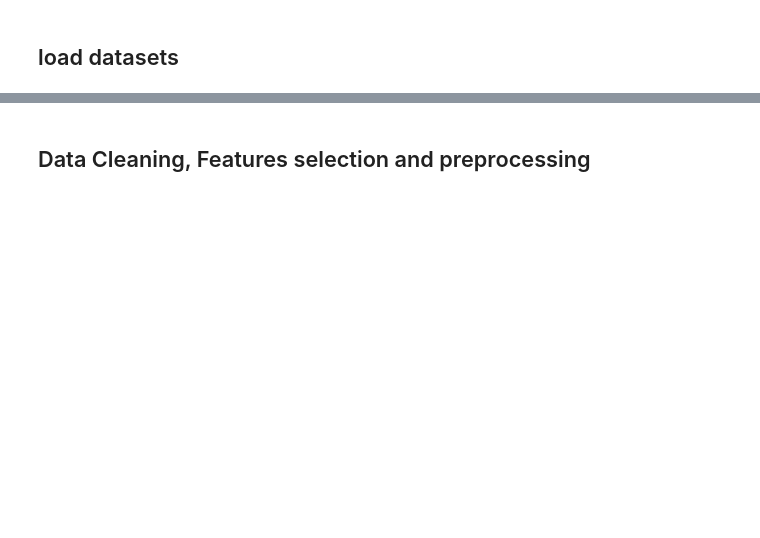
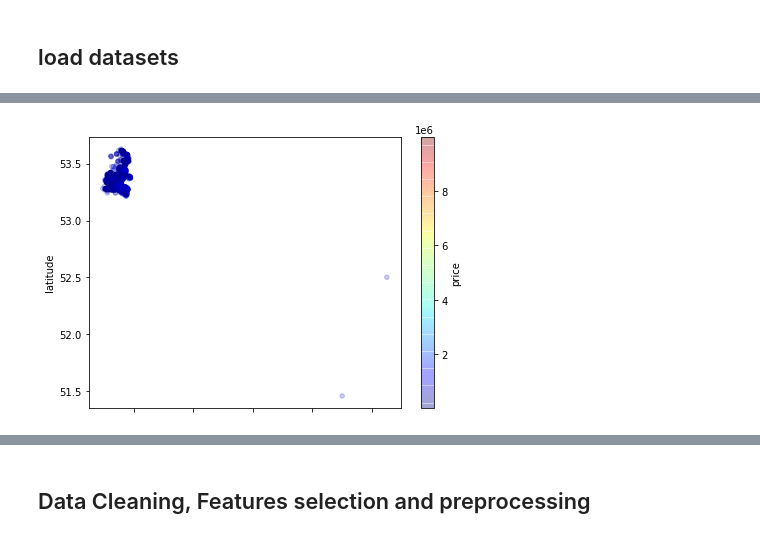
Before and after one commit to erinkhoo/House_pricing_dataset, a Jupyter notebook: MLcompetition_Erin_Khoo_19225733.ipynb, the cells around one changed output, grey strips where cells are left out. Saved outputs shown, nothing was run; the diff lists cells and outputs as text; code cells hidden in the pictures; blank space fills up the shorter version.

```diff
--- a/MLcompetition_Erin_Khoo_19225733.ipynb
+++ b/MLcompetition_Erin_Khoo_19225733.ipynb
@@ -105,0 +153,7 @@ entry.iloc[0,:].description_block
+# %%
+# Geographical exploration
+dftrain.plot(kind='scatter', x='longitude', y='latitude', alpha=.2,
+             c='price', figsize=(7,5), cmap='jet', colorbar=True)
+plt.show()
+# %% [output]
+[figure, added]
```
Also changed, not shown: parts of 55 cells of this notebook, 9 other files.
